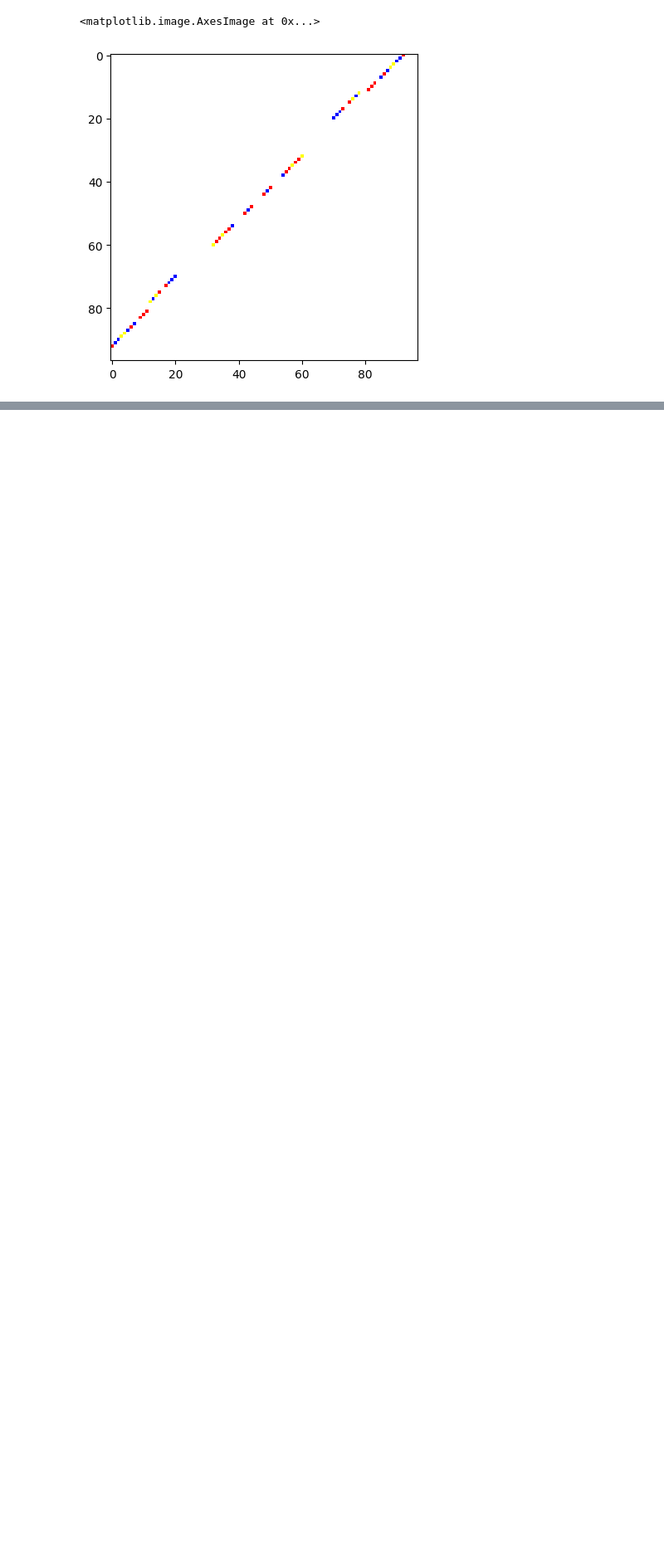
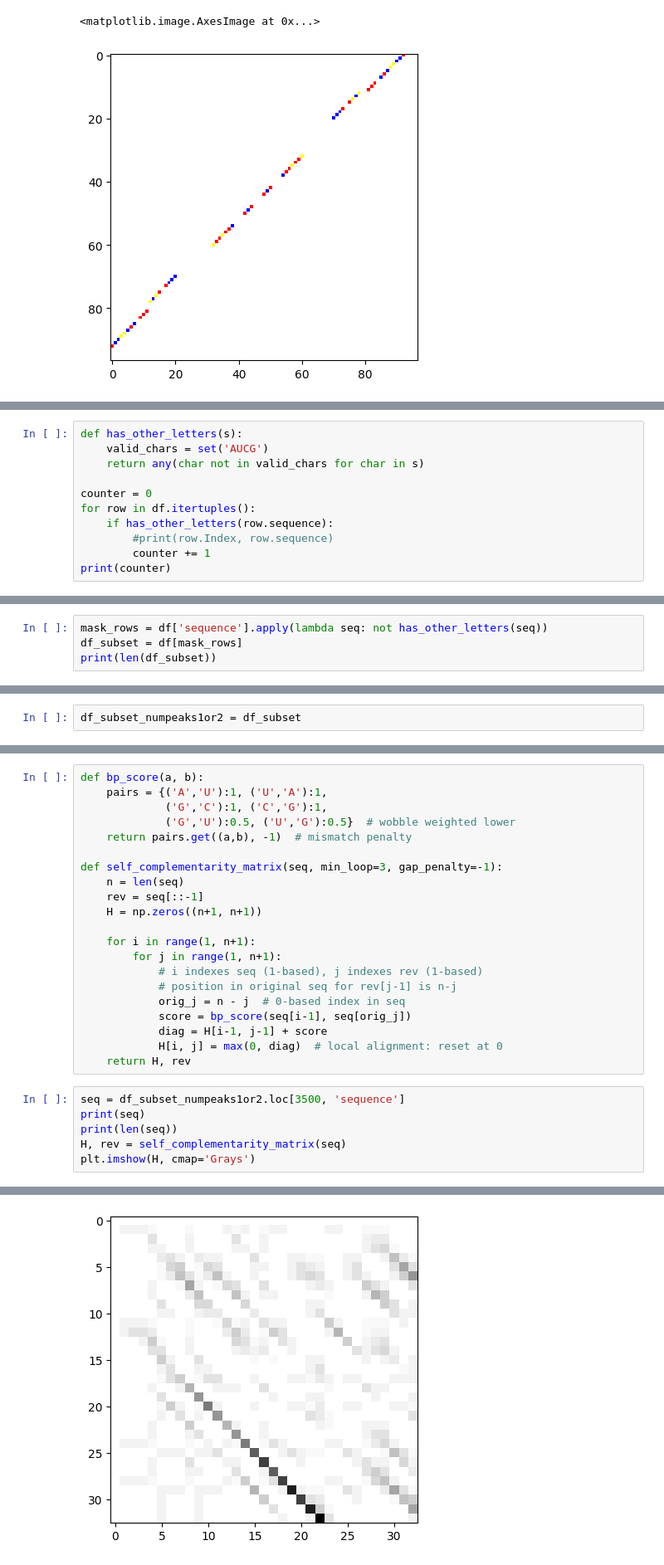
Before and after one commit to julius-2027/cs229_rna_folding, a Jupyter notebook: kinfold_simulations/SLURM/analyze_mfestruct_bpgrid.ipynb, the cells around one changed output, grey strips where cells are left out. Shown at 83% size. Drawn from its saved outputs; the diff is of its cells as text; blank space fills up the shorter version.

```diff
--- a/kinfold_simulations/SLURM/analyze_mfestruct_bpgrid.ipynb
+++ b/kinfold_simulations/SLURM/analyze_mfestruct_bpgrid.ipynb
@@ -256,0 +260,11 @@ plt.savefig('bpgrid_colored_2peaks.pdf', bbox_inches='tight', pad_inches=0.25)
+# %%
+def has_other_letters(s):
+    valid_chars = set('AUCG')
+    return any(char not in valid_chars for char in s)
+
+counter = 0
+for row in df.itertuples():
+    if has_other_letters(row.sequence):
+        #print(row.Index, row.sequence)
+        counter += 1
+print(counter)
@@ -256,0 +273,4 @@ plt.savefig('bpgrid_colored_2peaks.pdf', bbox_inches='tight', pad_inches=0.25)
+# %%
+mask_rows = df['sequence'].apply(lambda seq: not has_other_letters(seq))
+df_subset = df[mask_rows]
+print(len(df_subset))
@@ -256,0 +279,2 @@ plt.savefig('bpgrid_colored_2peaks.pdf', bbox_inches='tight', pad_inches=0.25)
+# %%
+df_subset_numpeaks1or2 = df_subset
@@ -256,0 +304,28 @@ plt.savefig('bpgrid_colored_2peaks.pdf', bbox_inches='tight', pad_inches=0.25)
+# %%
+def bp_score(a, b):
+    pairs = {('A','U'):1, ('U','A'):1,
+             ('G','C'):1, ('C','G'):1,
+             ('G','U'):0.5, ('U','G'):0.5}  # wobble weighted lower
+    return pairs.get((a,b), -1)  # mismatch penalty
+
+def self_complementarity_matrix(seq, min_loop=3, gap_penalty=-1):
+    n = len(seq)
+    rev = seq[::-1]
+    H = np.zeros((n+1, n+1))
+
+    for i in range(1, n+1):
+        for j in range(1, n+1):
+            # i indexes seq (1-based), j indexes rev (1-based)
+            # position in original seq for rev[j-1] is n-j
+            orig_j = n - j  # 0-based index in seq
+            score = bp_score(seq[i-1], seq[orig_j])
+            diag = H[i-1, j-1] + score
+            H[i, j] = max(0, diag)  # local alignment: reset at 0
+    return H, rev
+# %%
+seq = df_subset_numpeaks1or2.loc[3500, 'sequence']
+print(seq)
+print(len(seq))
+H, rev = self_complementarity_matrix(seq)
+plt.imshow(H, cmap='Grays')
+# %% [output]
@@ -256,0 +335 @@ plt.savefig('bpgrid_colored_2peaks.pdf', bbox_inches='tight', pad_inches=0.25)
+[figure, added]
```
Also changed, not shown: parts of 25 cells of this notebook, 10 other files.
